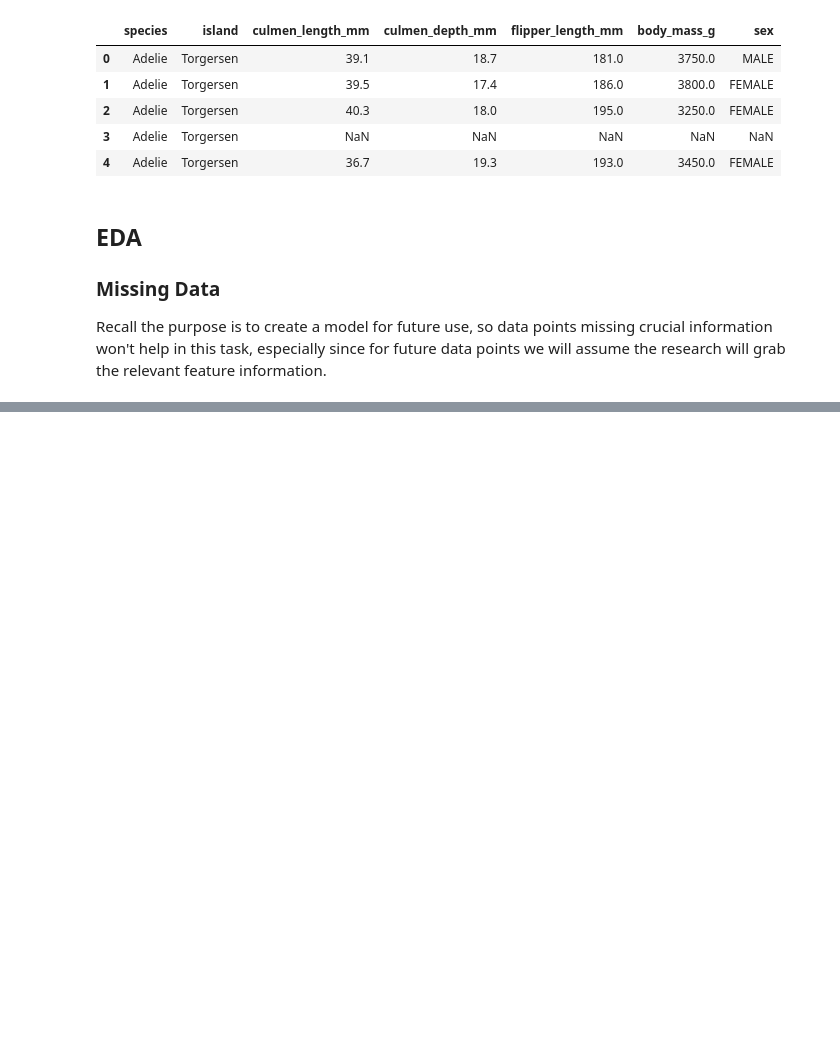
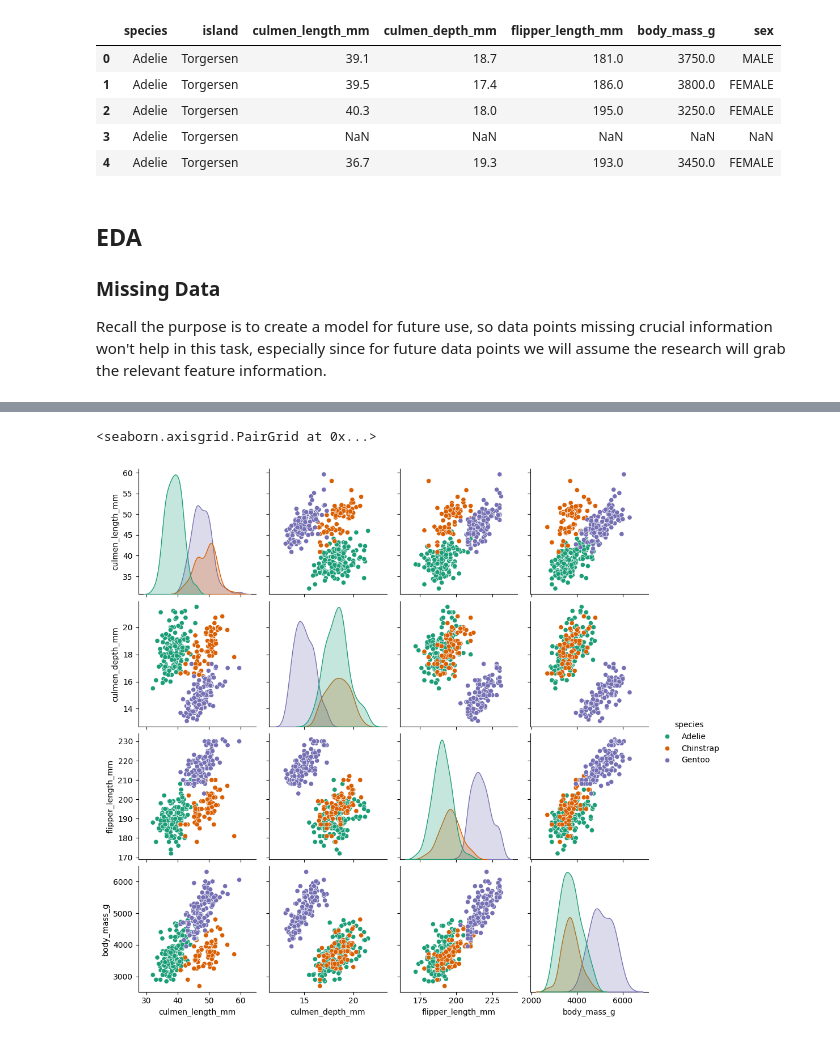
Before and after one commit to fumd03/Decision-Tree, a Jupyter notebook: notebook/main.ipynb, the cells around one changed output, grey strips where cells are left out. Saved outputs shown, nothing was run; the diff lists cells and outputs as text; code cells hidden in the pictures; blank space fills up the shorter version.

```diff
--- a/notebook/main.ipynb
+++ b/notebook/main.ipynb
@@ -51,0 +129,5 @@ Recall the purpose is to create a model for future use, so data points missing c
+# %%
+sns.pairplot(df, hue='species',palette='Dark2')
+# %% [output]
+<seaborn.axisgrid.PairGrid at 0x...>
+[figure, added]
```
Also changed, not shown: parts of 45 cells of this notebook.
